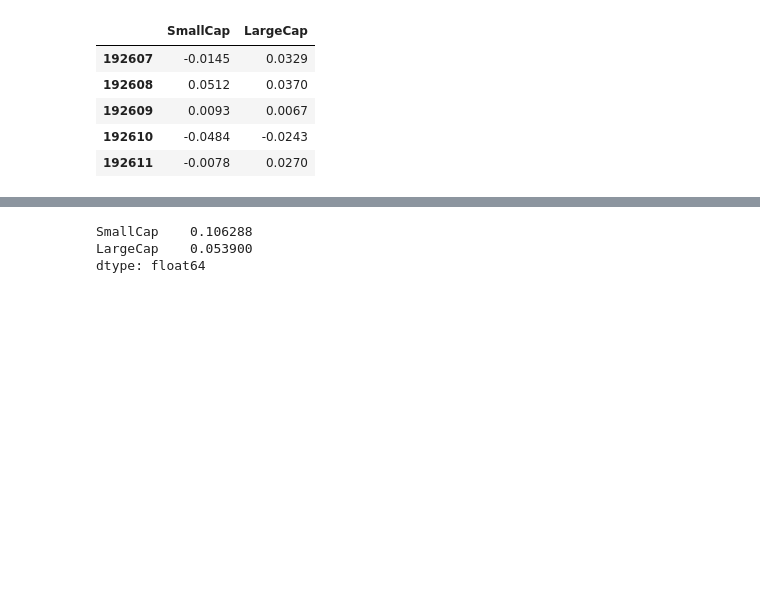
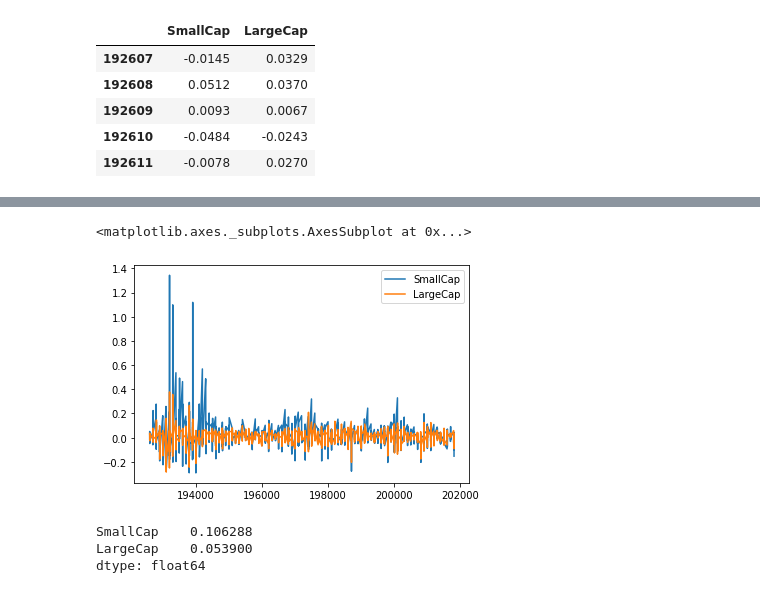
Before and after one commit to anjosma/introduction_portfolio_construction, a Jupyter notebook: notebook.ipynb, the cells around one changed output, grey strips where cells are left out. Drawn from its saved outputs; the diff is of its cells as text; code cells hidden in the pictures; blank space fills up the shorter version.

```diff
--- a/notebook.ipynb
+++ b/notebook.ipynb
@@ -229,5 +208,5 @@ portf.head()
 | 192610 | -0.0484 | -0.0243 |
 | 192611 | -0.0078 | 0.0270 |
 # %%
-portf.plot.line(template=TEMPLATE)
+portf.plot.line()
 # %% [output]
@@ -235,3 +213,5 @@ portf.plot.line(template=TEMPLATE)
+<matplotlib.axes._subplots.AxesSubplot at 0x...>
+[figure, added]
 # %%
 portf.std()
 # %% [output]
```
Also changed, not shown: parts of 12 cells of this notebook, 2 other files.
